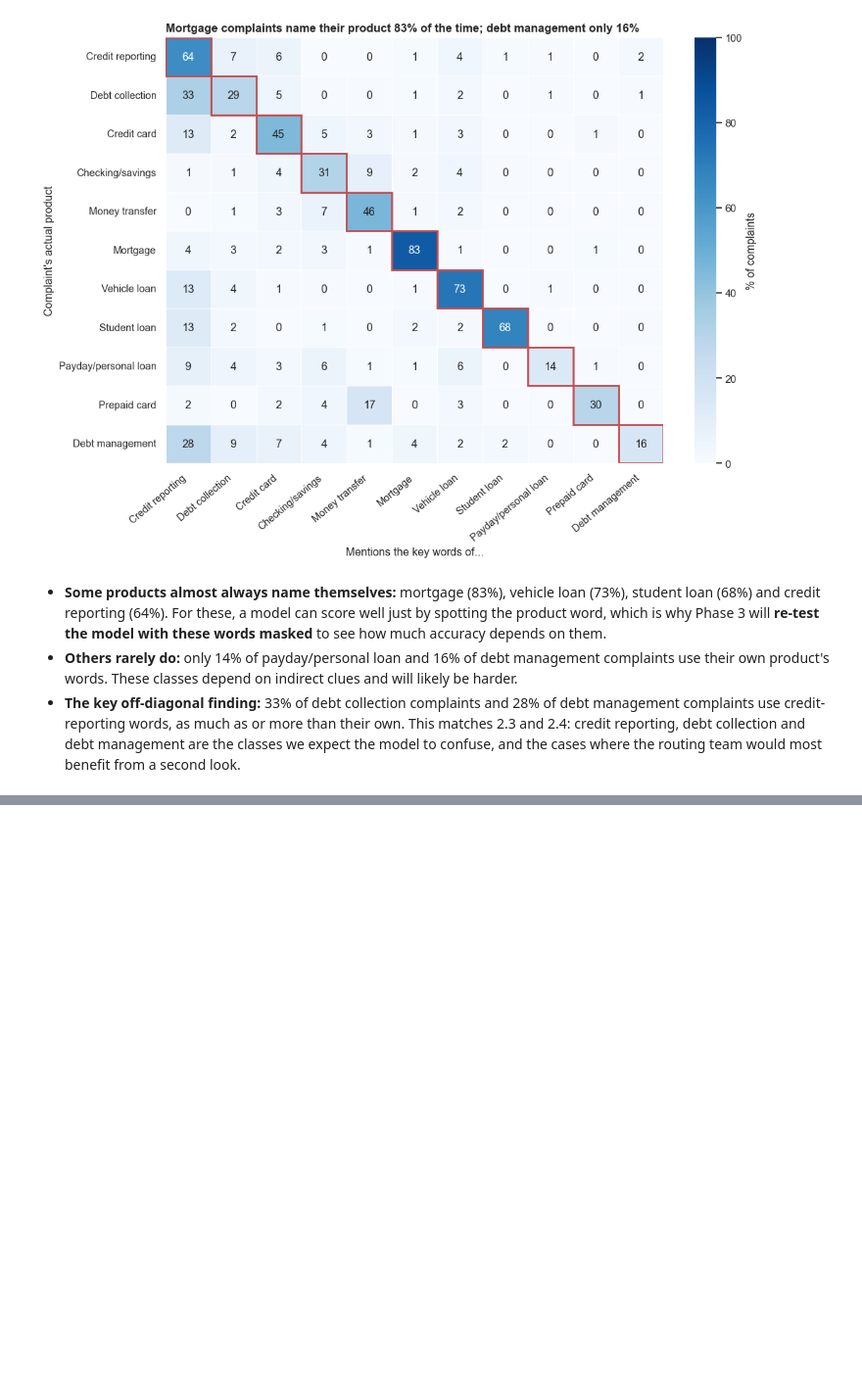
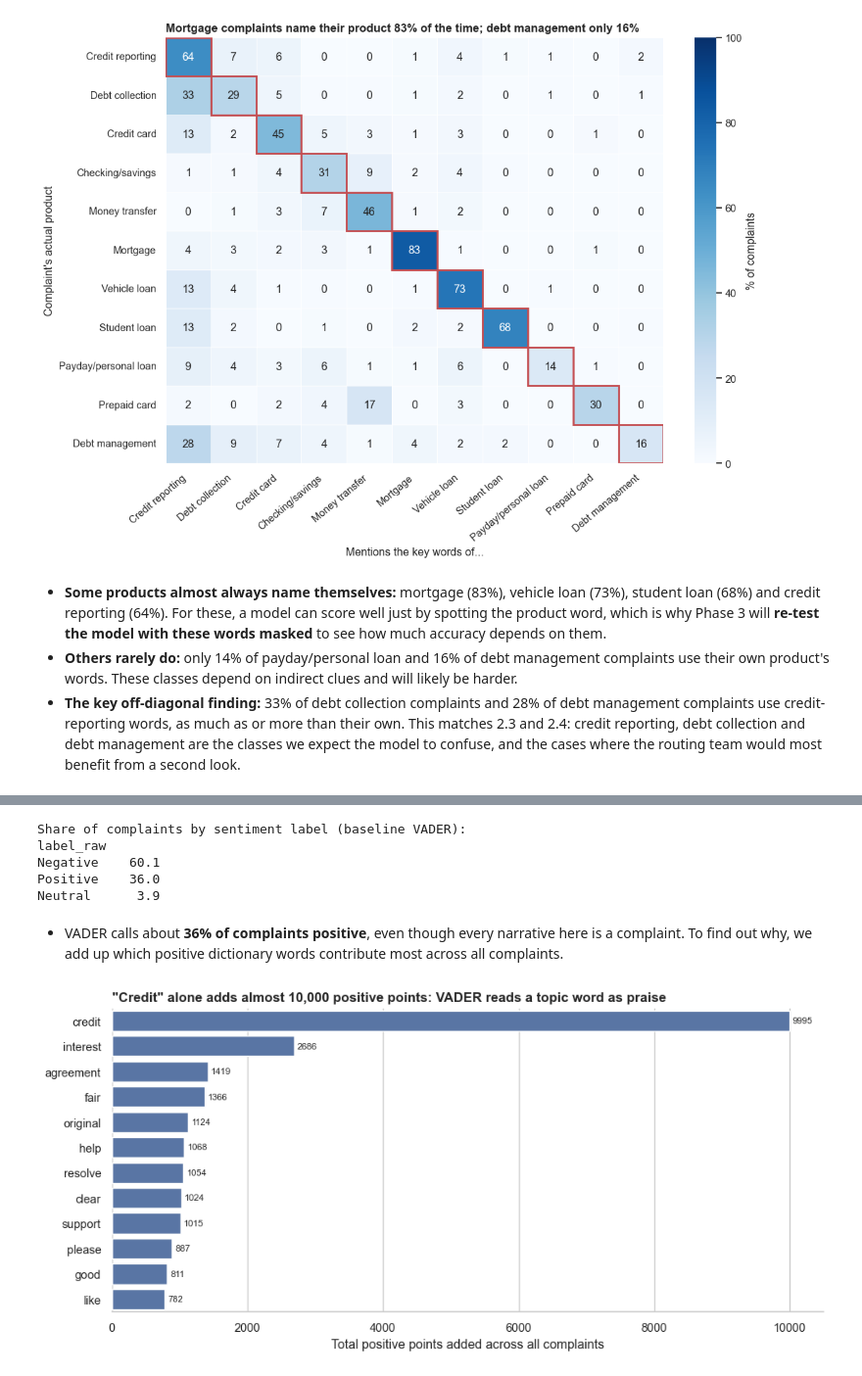
Before and after one commit to rebeccaquaye/consumer-financial-complaints, a Jupyter notebook: Notebook/Ketty.ipynb, the cells around one changed output, grey strips where cells are left out. Shown at 98% size. Saved outputs shown, nothing was run; the diff lists cells and outputs as text; code cells hidden in the pictures; blank space fills up the shorter version.

Commit message:
Add sentiment analysis and topic modeling with Phase 3 takeaways

```diff
--- a/Notebook/Ketty.ipynb
+++ b/Notebook/Ketty.ipynb
@@ -377,0 +386,29 @@ plt.show()
+# %%
+# Baseline VADER score for every complaint
+text_df["sentiment_raw"] = sentiment_scores(text_df[TEXT_COL])
+text_df["label_raw"] = sentiment_label(text_df["sentiment_raw"])
+
+print("Share of complaints by sentiment label (baseline VADER):")
+print((text_df["label_raw"].value_counts(normalize=True) * 100).round(1).to_string())
+# %% [output]
+Share of complaints by sentiment label (baseline VADER):
+label_raw
+Negative    60.1
+Positive    36.0
+Neutral      3.9
+# %% [markdown]
+- VADER calls about **36% of complaints positive**, even though every narrative here is a complaint. To find out why, we add up which positive dictionary words contribute most across all complaints.
+# %%
+# Positive dictionary words that add the most to VADER scores
+contributions = positive_word_contributions(text_df["clean"], n=12)
+
+fig, ax = plt.subplots(figsize=(10, 4.8))
+sns.barplot(data=contributions, x="positive_points", y="word", color=MAIN, ax=ax)
+ax.bar_label(ax.containers[0], fmt="%.0f", padding=3, fontsize=8)
+ax.set(xlabel="Total positive points added across all complaints", ylabel="",
+       title='"Credit" alone adds almost 10,000 positive points: VADER reads a topic word as praise')
+sns.despine(left=True)
+plt.tight_layout()
+plt.show()
+# %% [output]
+[figure, added]
```
Also changed, not shown: parts of 13 cells of this notebook, 2 other files.
